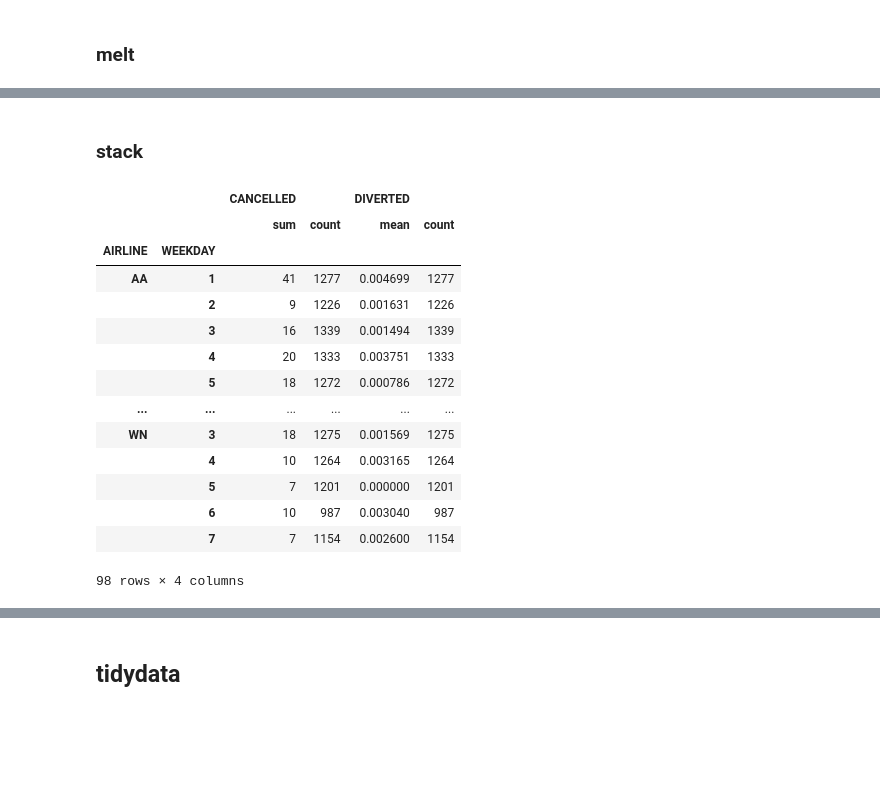
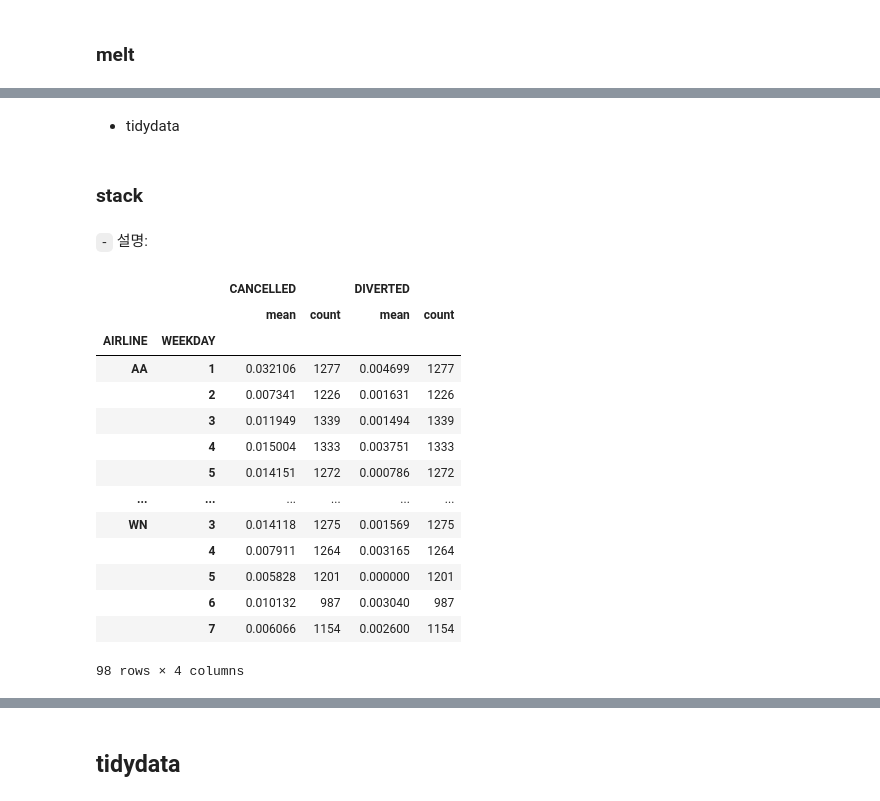
Before and after one commit to guebin/DV2022_backup, a Jupyter notebook: _notebooks/2099-01-01-draft.ipynb, the cells around one changed output, grey strips where cells are left out. Drawn from its saved outputs; the diff is of its cells as text; code cells hidden in the pictures; blank space fills up the shorter version.

```diff
--- a/_notebooks/2099-01-01-draft.ipynb
+++ b/_notebooks/2099-01-01-draft.ipynb
@@ -15,22 +113,26 @@ import matplotlib.pyplot as plt
+# %% [markdown]
+- tidydata
 # %% [markdown]
 ### stack
+# %% [markdown]
+`-` 설명:
 # %%
 df=pd.read_csv('https://raw.githubusercontent.com/PacktPublishing/Pandas-Cookbook/master/data/flights.csv')\
-.groupby(["AIRLINE","WEEKDAY"]).agg({"CANCELLED":[np.sum,"count"],"DIVERTED":[np.mean,"count"]})
+.groupby(["AIRLINE","WEEKDAY"]).agg({"CANCELLED":[np.mean,"count"],"DIVERTED":[np.mean,"count"]})
 df
 # %% [output]
 |  |  | CANCELLED |  | DIVERTED |  |
-|  |  | sum | count | mean | count |
+|  |  | mean | count | mean | count |
 | AIRLINE | WEEKDAY |  |  |  |  |
-| AA | 1 | 41 | 1277 | 0.004699 | 1277 |
-|  | 2 | 9 | 1226 | 0.001631 | 1226 |
-|  | 3 | 16 | 1339 | 0.001494 | 1339 |
-|  | 4 | 20 | 1333 | 0.003751 | 1333 |
-|  | 5 | 18 | 1272 | 0.000786 | 1272 |
+| AA | 1 | 0.032106 | 1277 | 0.004699 | 1277 |
+|  | 2 | 0.007341 | 1226 | 0.001631 | 1226 |
+|  | 3 | 0.011949 | 1339 | 0.001494 | 1339 |
+|  | 4 | 0.015004 | 1333 | 0.003751 | 1333 |
+|  | 5 | 0.014151 | 1272 | 0.000786 | 1272 |
 | ... | ... | ... | ... | ... | ... |
-| WN | 3 | 18 | 1275 | 0.001569 | 1275 |
-|  | 4 | 10 | 1264 | 0.003165 | 1264 |
-|  | 5 | 7 | 1201 | 0.000000 | 1201 |
-|  | 6 | 10 | 987 | 0.003040 | 987 |
-|  | 7 | 7 | 1154 | 0.002600 | 1154 |
+| WN | 3 | 0.014118 | 1275 | 0.001569 | 1275 |
+|  | 4 | 0.007911 | 1264 | 0.003165 | 1264 |
+|  | 5 | 0.005828 | 1201 | 0.000000 | 1201 |
+|  | 6 | 0.010132 | 987 | 0.003040 | 987 |
+|  | 7 | 0.006066 | 1154 | 0.002600 | 1154 |
 98 rows × 4 columns
```
Also changed, not shown: parts of 60 cells of this notebook.
